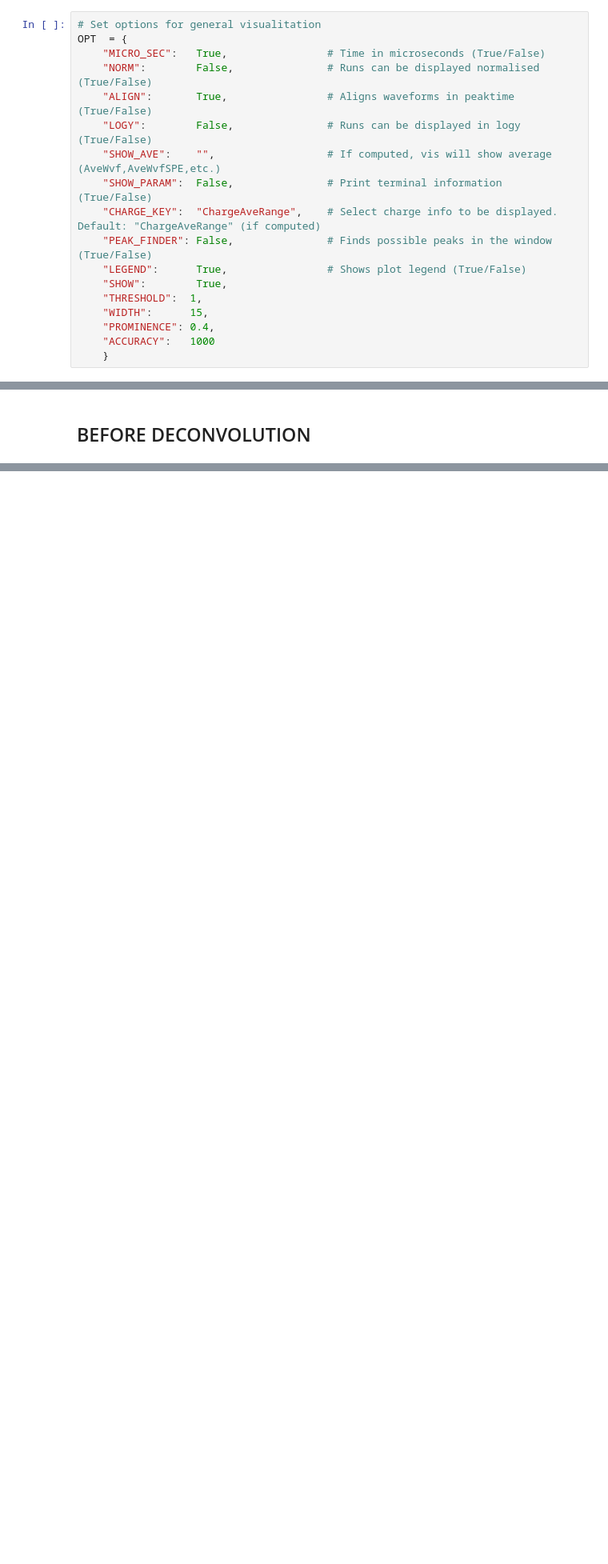
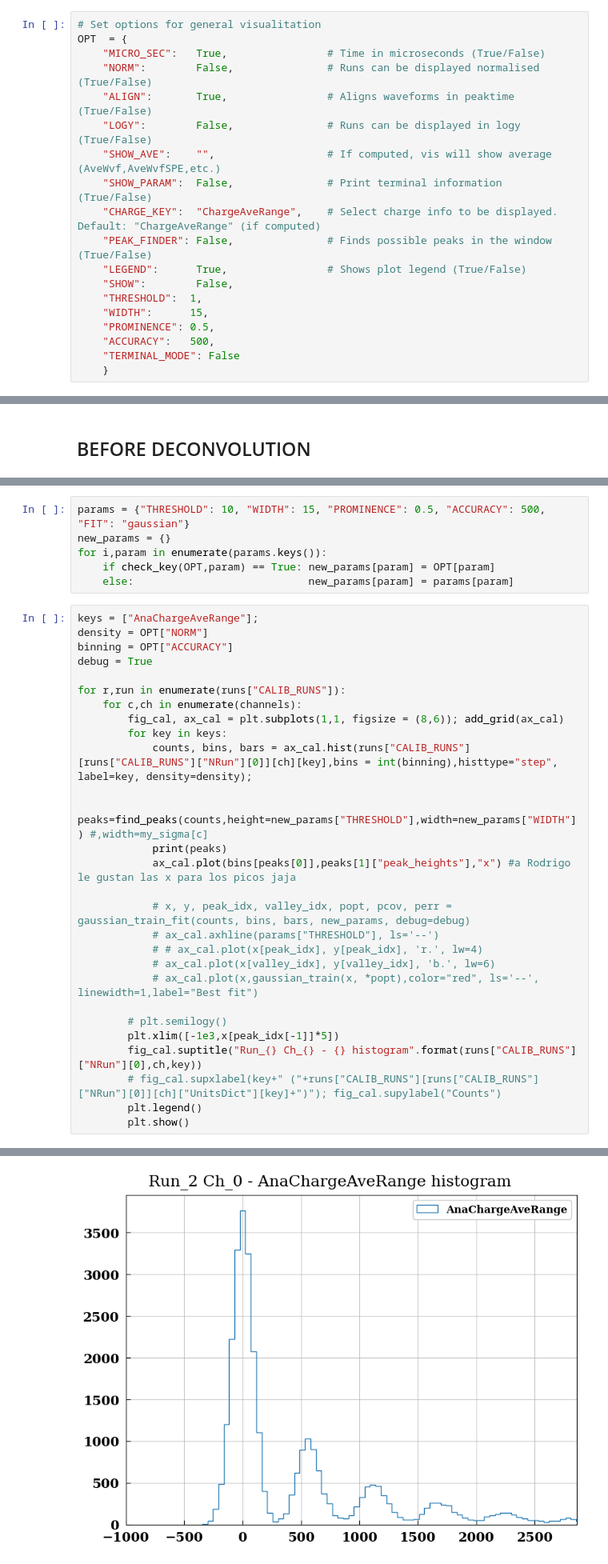
Before and after one commit to CIEMAT-Neutrino/SCINT, a Jupyter notebook: 00TUTORIAL/06Calibration.ipynb, the cells around one changed output, grey strips where cells are left out. Shown at 80% size. Drawn from its saved outputs; the diff is of its cells as text; blank space fills up the shorter version.

```diff
--- a/00TUTORIAL/06Calibration.ipynb
+++ b/00TUTORIAL/06Calibration.ipynb
@@ -26,9 +25,10 @@ OPT  = {
     "CHARGE_KEY":  "ChargeAveRange",    # Select charge info to be displayed. Default: "ChargeAveRange" (if computed)
     "PEAK_FINDER": False,               # Finds possible peaks in the window (True/False)
     "LEGEND":      True,                # Shows plot legend (True/False)
-    "SHOW":        True,
+    "SHOW":        False,
     "THRESHOLD":  1,
     "WIDTH":      15,
-    "PROMINENCE": 0.4,
-    "ACCURACY":   1000
+    "PROMINENCE": 0.5,
+    "ACCURACY":   500,
+    "TERMINAL_MODE": False
     }
@@ -71,0 +58,35 @@ for c,ch in enumerate(channels):
+# %%
+params = {"THRESHOLD": 10, "WIDTH": 15, "PROMINENCE": 0.5, "ACCURACY": 500, "FIT": "gaussian"}
+new_params = {}
+for i,param in enumerate(params.keys()):
+    if check_key(OPT,param) == True: new_params[param] = OPT[param]
+    else:                            new_params[param] = params[param]
+# %%
+keys = ["AnaChargeAveRange"];
+density = OPT["NORM"]
+binning = OPT["ACCURACY"]
+debug = True
+
+for r,run in enumerate(runs["CALIB_RUNS"]):
+    for c,ch in enumerate(channels):
+        fig_cal, ax_cal = plt.subplots(1,1, figsize = (8,6)); add_grid(ax_cal)
+        for key in keys:
+            counts, bins, bars = ax_cal.hist(runs["CALIB_RUNS"][runs["CALIB_RUNS"]["NRun"][0]][ch][key],bins = int(binning),histtype="step", label=key, density=density);
+
+            peaks=find_peaks(counts,height=new_params["THRESHOLD"],width=new_params["WIDTH"]) #,width=my_sigma[c]
+            print(peaks)
+            ax_cal.plot(bins[peaks[0]],peaks[1]["peak_heights"],"x") #a Rodrigo le gustan las x para los picos jaja
+
+            # x, y, peak_idx, valley_idx, popt, pcov, perr = gaussian_train_fit(counts, bins, bars, new_params, debug=debug)
+            # ax_cal.axhline(params["THRESHOLD"], ls='--')
+            # # ax_cal.plot(x[peak_idx], y[peak_idx], 'r.', lw=4)
+            # ax_cal.plot(x[valley_idx], y[valley_idx], 'b.', lw=6)
+            # ax_cal.plot(x,gaussian_train(x, *popt),color="red", ls='--', linewidth=1,label="Best fit")
+
+        # plt.semilogy()
+        plt.xlim([-1e3,x[peak_idx[-1]]*5])
+        fig_cal.suptitle("Run_{} Ch_{} - {} histogram".format(runs["CALIB_RUNS"]["NRun"][0],ch,key))
+        # fig_cal.supxlabel(key+" ("+runs["CALIB_RUNS"][runs["CALIB_RUNS"]["NRun"][0]][ch]["UnitsDict"][key]+")"); fig_cal.supylabel("Counts")
+        plt.legend()
+        plt.show()
+# %% [output]
@@ -71,0 +94 @@ for c,ch in enumerate(channels):
+[figure, added]
```
Also changed, not shown: parts of 10 cells of this notebook, 5 other files.
